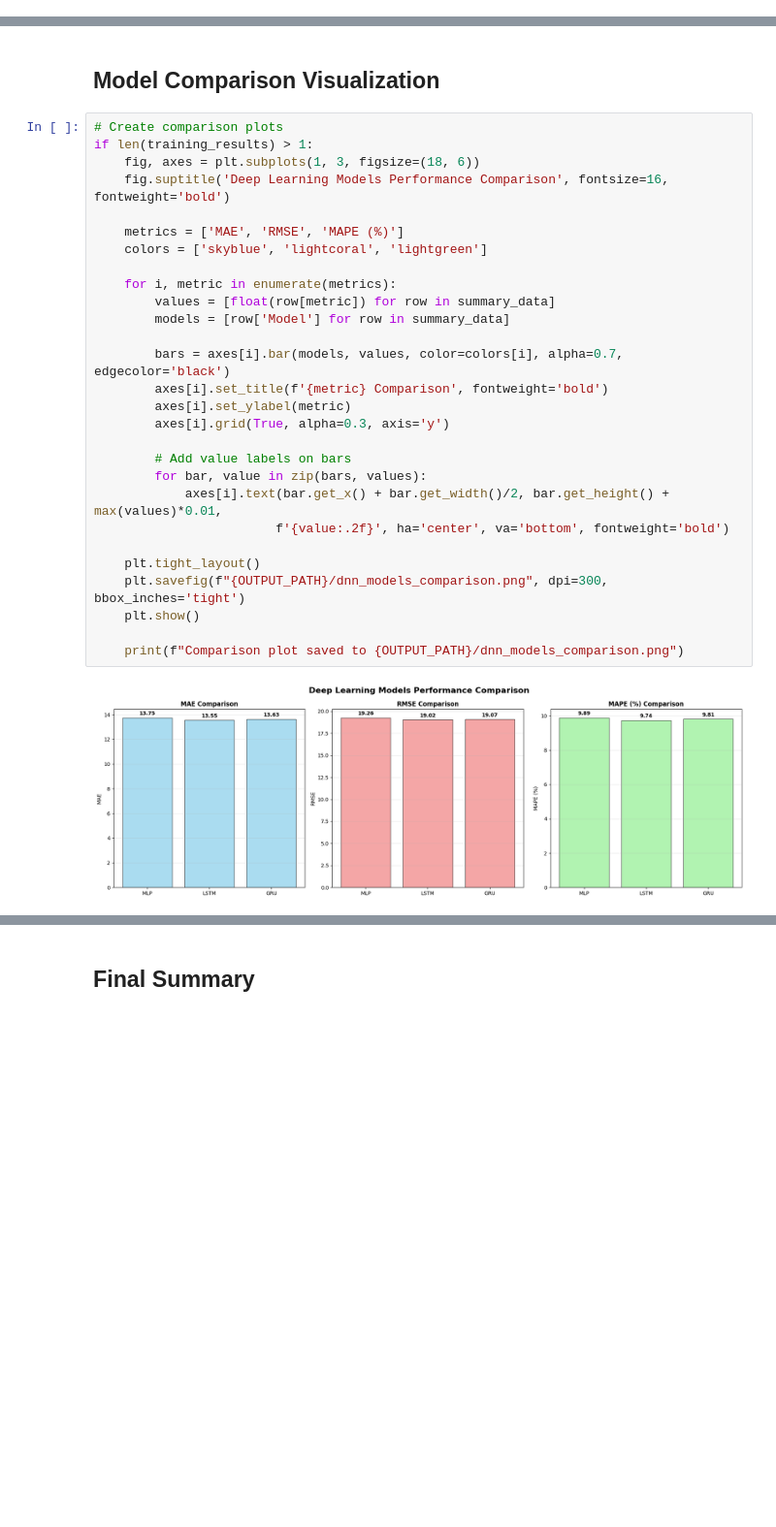
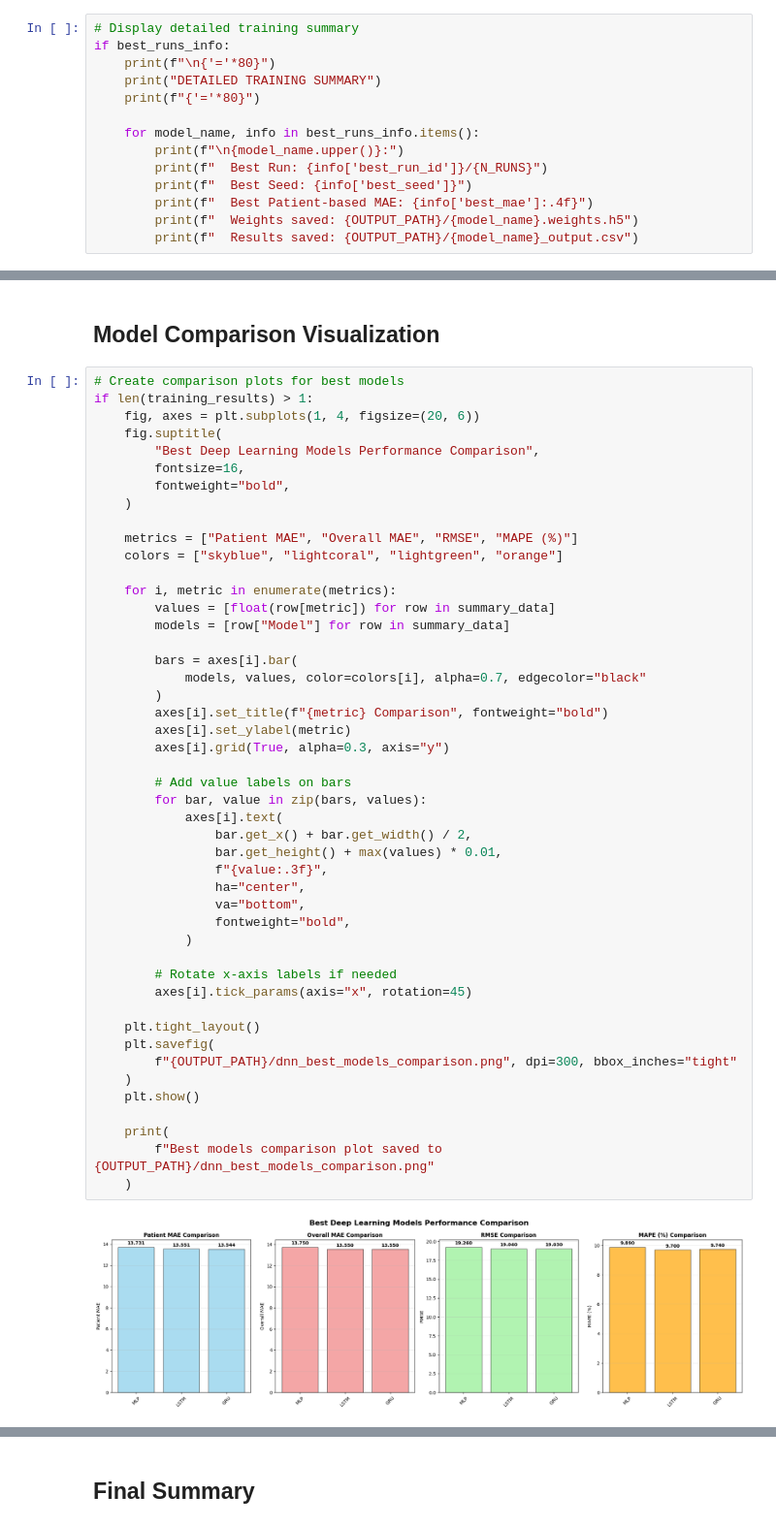
Before and after one commit to g-cer/t1d-bg-Granada, a Jupyter notebook: training/train_dnn.ipynb, the cells around one changed output, grey strips where cells are left out. Shown at 97% size. Cells and saved outputs as stored; diff of their text form; blank space fills up the shorter version.

```diff
--- a/training/train_dnn.ipynb
+++ b/training/train_dnn.ipynb
@@ -243,0 +364,14 @@ Model: "LSTM_Model"
+# %%
+# Display detailed training summary
+if best_runs_info:
+    print(f"\n{'='*80}")
+    print("DETAILED TRAINING SUMMARY")
+    print(f"{'='*80}")
+
+    for model_name, info in best_runs_info.items():
+        print(f"\n{model_name.upper()}:")
+        print(f"  Best Run: {info['best_run_id']}/{N_RUNS}")
+        print(f"  Best Seed: {info['best_seed']}")
+        print(f"  Best Patient-based MAE: {info['best_mae']:.4f}")
+        print(f"  Weights saved: {OUTPUT_PATH}/{model_name}.weights.h5")
+        print(f"  Results saved: {OUTPUT_PATH}/{model_name}_output.csv")
@@ -336,32 +515,51 @@ Summary saved to outputs/dnn_models_summary.csv
 # %% [markdown]
 ## Model Comparison Visualization
 # %%
-# Create comparison plots
+# Create comparison plots for best models
 if len(training_results) > 1:
-    fig, axes = plt.subplots(1, 3, figsize=(18, 6))
-    fig.suptitle('Deep Learning Models Performance Comparison', fontsize=16, fontweight='bold')
+    fig, axes = plt.subplots(1, 4, figsize=(20, 6))
+    fig.suptitle(
+        "Best Deep Learning Models Performance Comparison",
+        fontsize=16,
+        fontweight="bold",
+    )
 
-    metrics = ['MAE', 'RMSE', 'MAPE (%)']
-    colors = ['skyblue', 'lightcoral', 'lightgreen']
+    metrics = ["Patient MAE", "Overall MAE", "RMSE", "MAPE (%)"]
+    colors = ["skyblue", "lightcoral", "lightgreen", "orange"]
 
     for i, metric in enumerate(metrics):
         values = [float(row[metric]) for row in summary_data]
-        models = [row['Model'] for row in summary_data]
+        models = [row["Model"] for row in summary_data]
 
-        bars = axes[i].bar(models, values, color=colors[i], alpha=0.7, edgecolor='black')
-        axes[i].set_title(f'{metric} Comparison', fontweight='bold')
+        bars = axes[i].bar(
+            models, values, color=colors[i], alpha=0.7, edgecolor="black"
+        )
+        axes[i].set_title(f"{metric} Comparison", fontweight="bold")
         axes[i].set_ylabel(metric)
-        axes[i].grid(True, alpha=0.3, axis='y')
+        axes[i].grid(True, alpha=0.3, axis="y")
 
         # Add value labels on bars
         for bar, value in zip(bars, values):
-            axes[i].text(bar.get_x() + bar.get_width()/2, bar.get_height() + max(values)*0.01,
-                        f'{value:.2f}', ha='center', va='bottom', fontweight='bold')
+            axes[i].text(
+                bar.get_x() + bar.get_width() / 2,
+                bar.get_height() + max(values) * 0.01,
+                f"{value:.3f}",
+                ha="center",
+                va="bottom",
+                fontweight="bold",
+            )
+
+        # Rotate x-axis labels if needed
+        axes[i].tick_params(axis="x", rotation=45)
 
     plt.tight_layout()
-    plt.savefig(f"{OUTPUT_PATH}/dnn_models_comparison.png", dpi=300, bbox_inches='tight')
+    plt.savefig(
+        f"{OUTPUT_PATH}/dnn_best_models_comparison.png", dpi=300, bbox_inches="tight"
+    )
     plt.show()
 
-    print(f"Comparison plot saved to {OUTPUT_PATH}/dnn_models_comparison.png")
+    print(
+        f"Best models comparison plot saved to {OUTPUT_PATH}/dnn_best_models_comparison.png"
+    )
 # %% [output]
-[figure, old version]
+[figure, new version]
```
Also changed, not shown: parts of 16 cells of this notebook, 3 other files.
